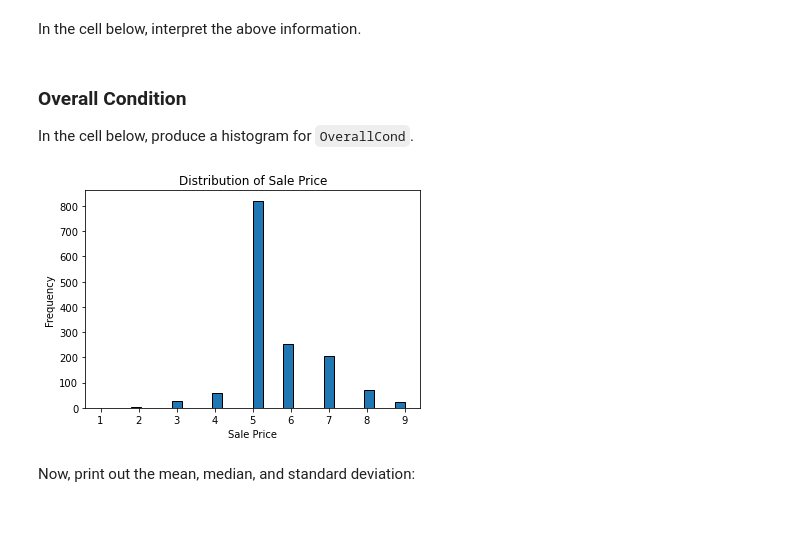
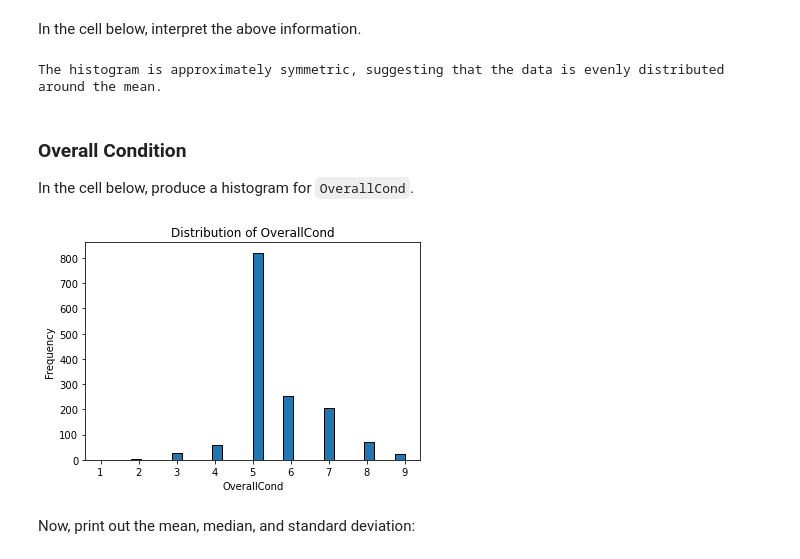
Before and after one commit to Khadija-Omar/dsc-pandas-eda-lab, a Jupyter notebook: index.ipynb, the cells around one changed output. Saved outputs shown, nothing was run; the diff lists cells and outputs as text; code cells hidden in the pictures; blank space fills up the shorter version.

```diff
--- a/index.ipynb
+++ b/index.ipynb
@@ -227,3 +222,8 @@ None
+# %%
+# Replace None with appropriate text
+print("The histogram is approximately symmetric, suggesting that the data is evenly distributed around the mean.")
+# %% [output]
+The histogram is approximately symmetric, suggesting that the data is evenly distributed around the mean.
 # %% [markdown]
 ### Overall Condition
 
@@ -231,15 +231,15 @@ In the cell below, produce a histogram for `OverallCond`.
 # %%
 # Your code here
 # Create the histogram
 plt.hist(df['OverallCond'], bins=30, edgecolor='black')
 
 # Set the labels and title
-plt.xlabel('Sale Price')
+plt.xlabel('OverallCond')
 plt.ylabel('Frequency')
-plt.title('Distribution of Sale Price')
+plt.title('Distribution of OverallCond')
 
 # Display the histogram
 plt.show()
 # %% [output]
-[figure, old version]
+[figure, new version]
 # %% [markdown]
```
Also changed, not shown: parts of 12 cells of this notebook.
